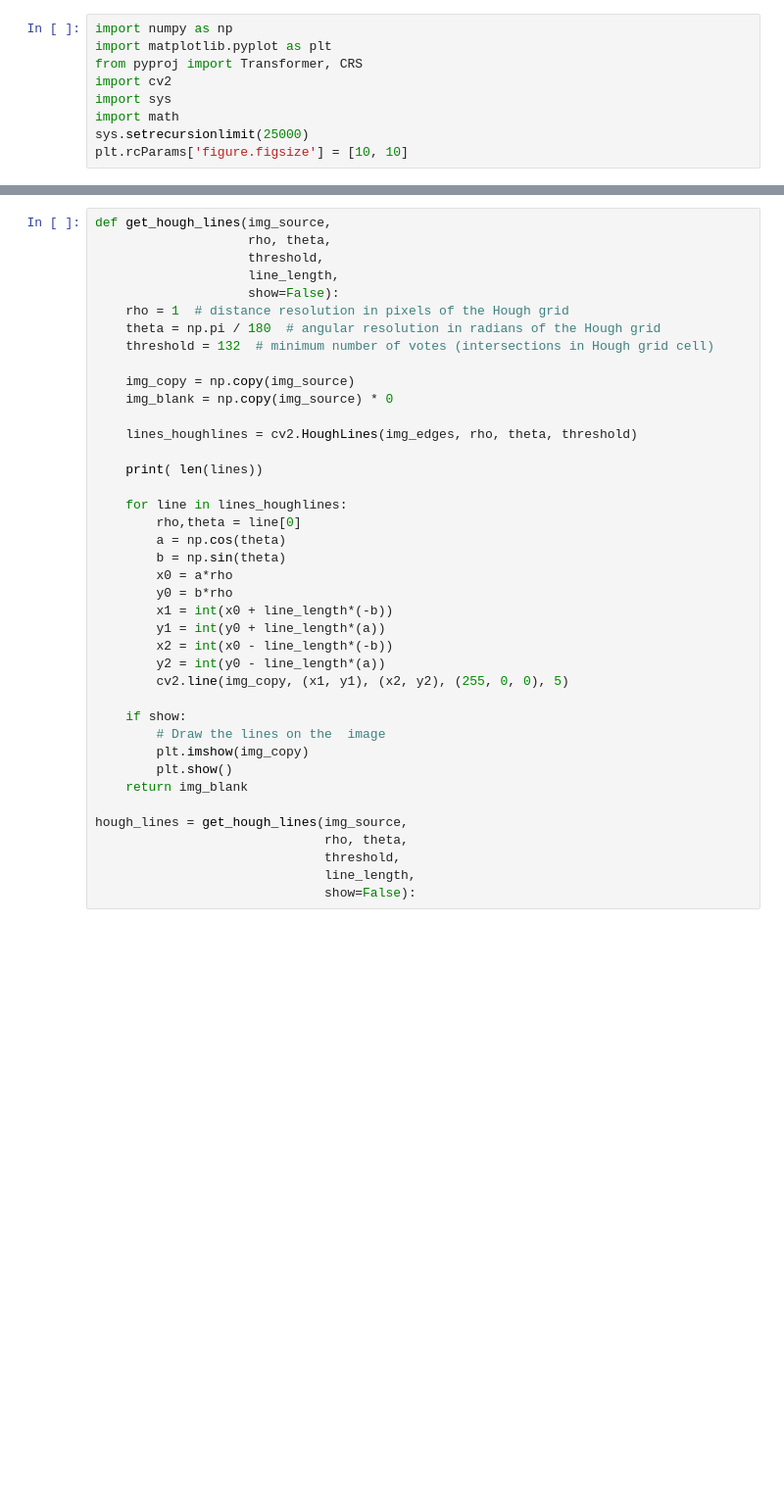
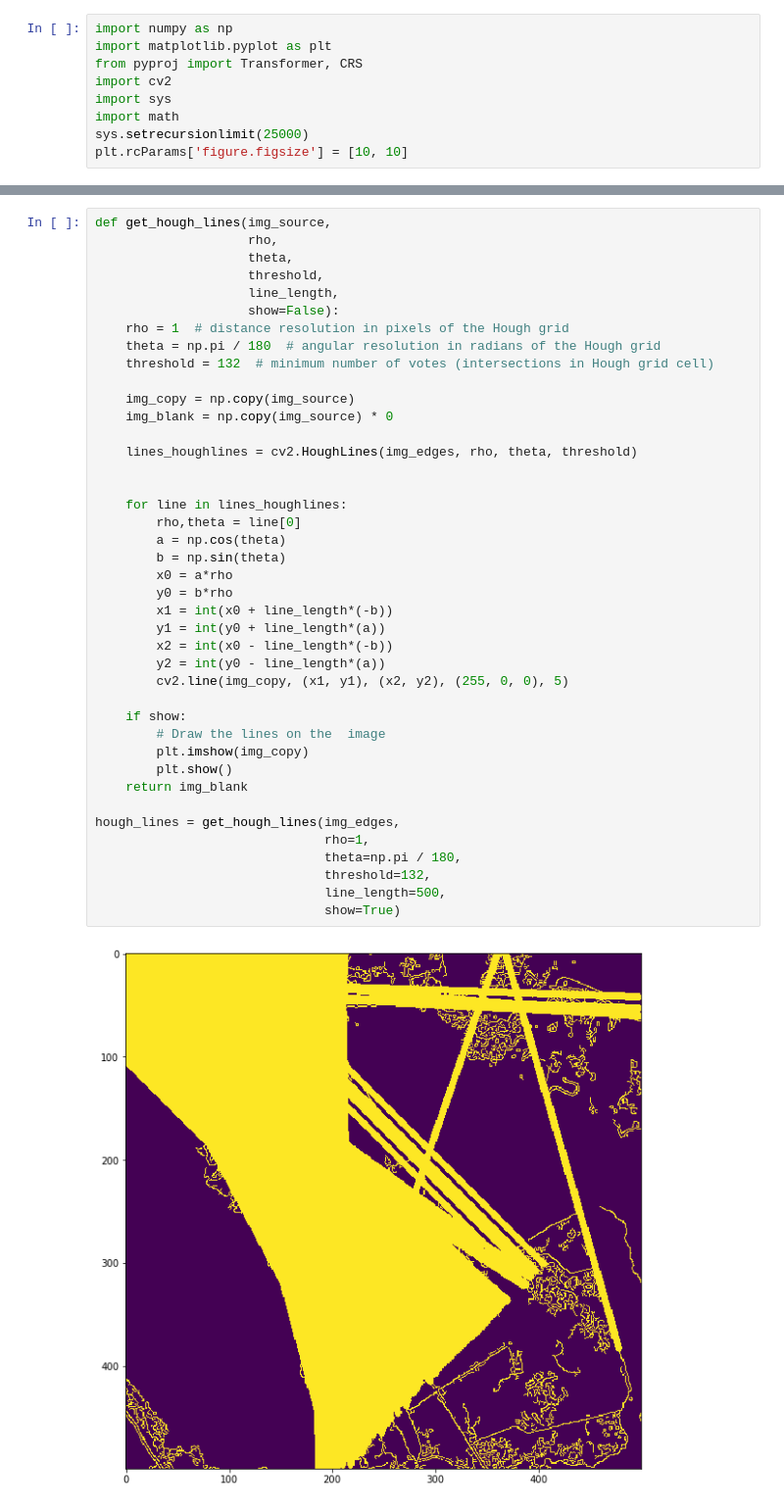
Before and after one commit to renatobanzai/banzai_image_segmentation, a Jupyter notebook: finding_polygon.ipynb, the cells around one changed output, grey strips where cells are left out. Shown: that part at 98% size. Drawn from its saved outputs; the diff is of its cells as text; blank space fills up the shorter version.

```diff
--- a/finding_polygon.ipynb
+++ b/finding_polygon.ipynb
@@ -95,43 +98,46 @@ hough_lines_p = get_hough_lines_p(img_edges,
 # %%
 def get_hough_lines(img_source,
-                    rho, theta,
+                    rho,
+                    theta,
                     threshold,
                     line_length,
                     show=False):
     rho = 1  # distance resolution in pixels of the Hough grid
     theta = np.pi / 180  # angular resolution in radians of the Hough grid
     threshold = 132  # minimum number of votes (intersections in Hough grid cell)
 
     img_copy = np.copy(img_source)
     img_blank = np.copy(img_source) * 0
 
     lines_houghlines = cv2.HoughLines(img_edges, rho, theta, threshold)
 
-    print( len(lines))
 
     for line in lines_houghlines:
         rho,theta = line[0]
         a = np.cos(theta)
         b = np.sin(theta)
         x0 = a*rho
         y0 = b*rho
         x1 = int(x0 + line_length*(-b))
         y1 = int(y0 + line_length*(a))
         x2 = int(x0 - line_length*(-b))
         y2 = int(y0 - line_length*(a))
         cv2.line(img_copy, (x1, y1), (x2, y2), (255, 0, 0), 5)
 
     if show:
         # Draw the lines on the  image
         plt.imshow(img_copy)
         plt.show()
     return img_blank
 
-hough_lines = get_hough_lines(img_source,
-                              rho, theta,
-                              threshold,
-                              line_length,
-                              show=False):
+hough_lines = get_hough_lines(img_edges,
+                              rho=1,
+                              theta=np.pi / 180,
+                              threshold=132,
+                              line_length=500,
+                              show=True)
+# %% [output]
+[figure, added]
 # %%
 def print_grid(img_source, grid_size=100, show=False):
     img_grid = np.copy(img_edges)
```
Also changed, not shown: parts of 8 cells of this notebook, 4 other files.
